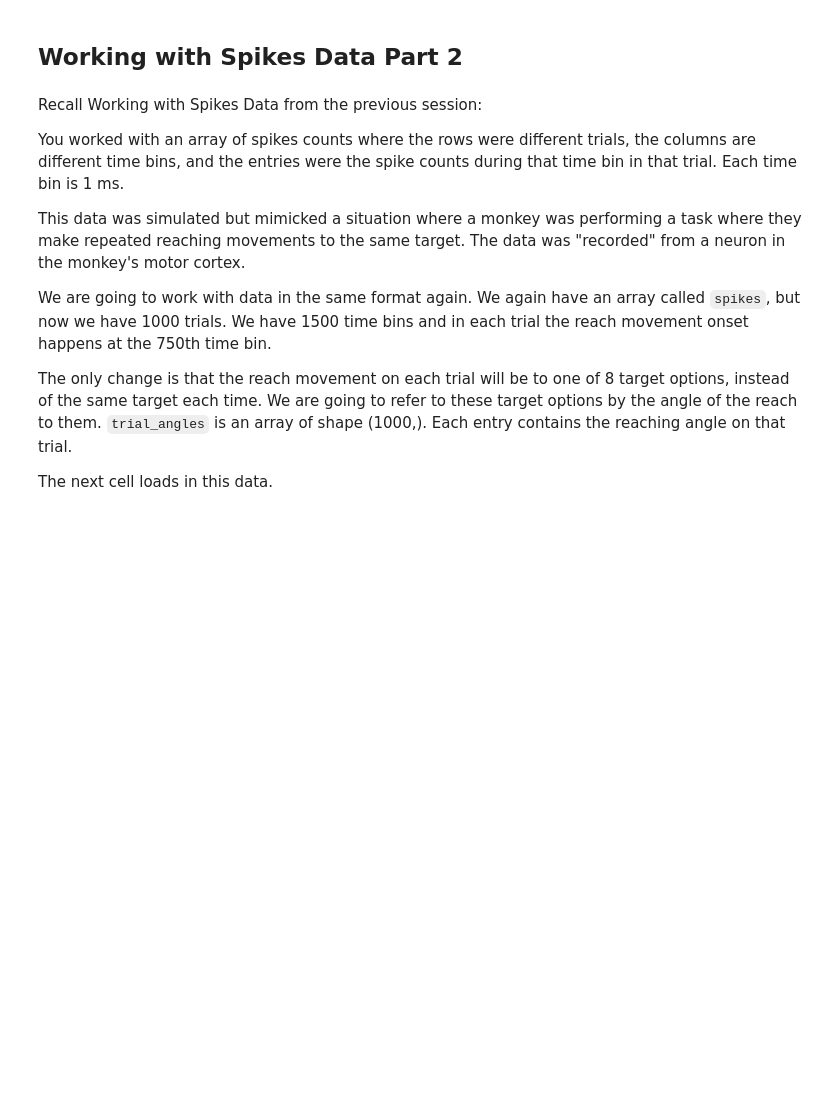
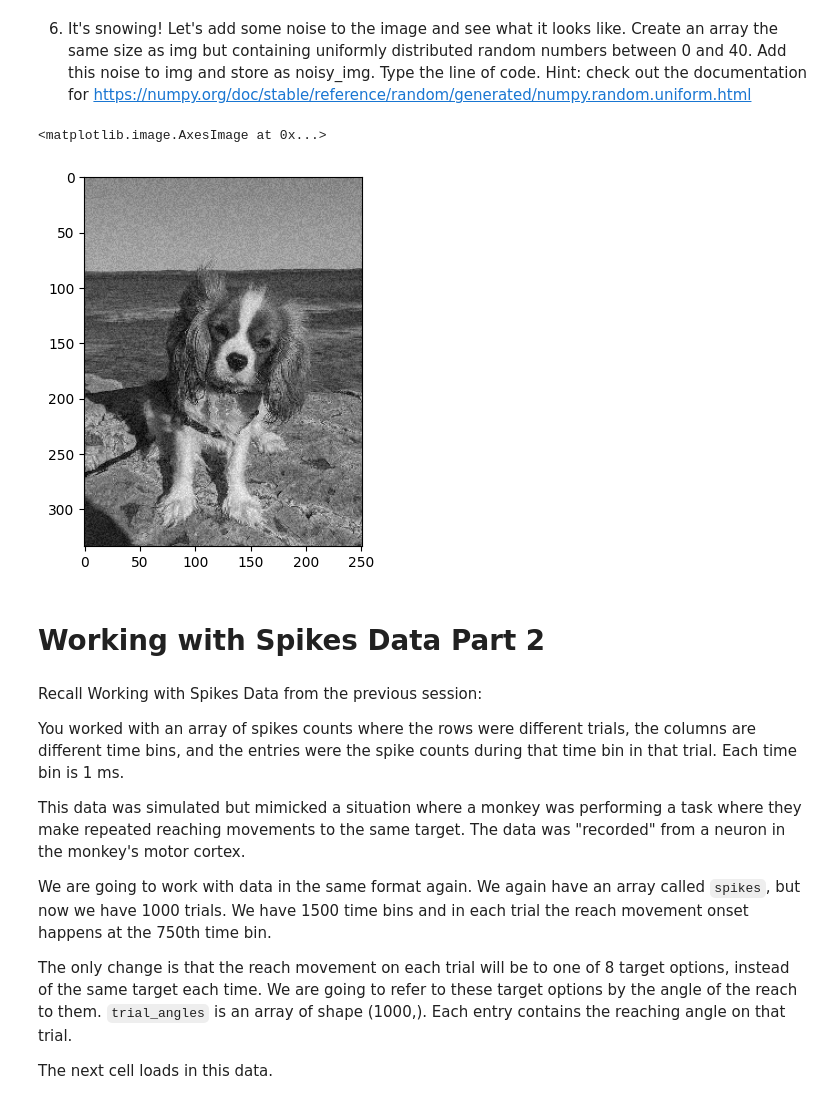
Before and after one commit to ebatty/CodingBootcamp, a Jupyter notebook: content/Session2_Exercises_Solutions.ipynb, the cells around one changed output. Drawn from its saved outputs; the diff is of its cells as text; code cells hidden in the pictures; blank space fills up the shorter version.

```diff
--- a/content/Session2_Exercises_Solutions.ipynb
+++ b/content/Session2_Exercises_Solutions.ipynb
@@ -5,5 +84,17 @@
+# %% [markdown]
+6. It's snowing! Let's add some noise to the image and see what it looks like. Create an array the same size as img but containing uniformly distributed random numbers between 0 and 40. Add this noise to img and store as noisy_img. Type the line of code.
+Hint: check out the documentation for https://numpy.org/doc/stable/reference/random/generated/numpy.random.uniform.html
+# %%
+np.random.seed(0)
+
+noisy_img = img + np.random.uniform(0, 40, size=np.shape(img))
+
+plt.imshow(noisy_img, cmap = 'gray')
+# %% [output]
+<matplotlib.image.AxesImage at 0x...>
+[figure, added]
 # %% [markdown]
-## Working with Spikes Data Part 2
+# Working with Spikes Data Part 2
 # %% [markdown]
 Recall Working with Spikes Data from the previous session:
 
```
Also changed, not shown: parts of 63 cells of this notebook.
